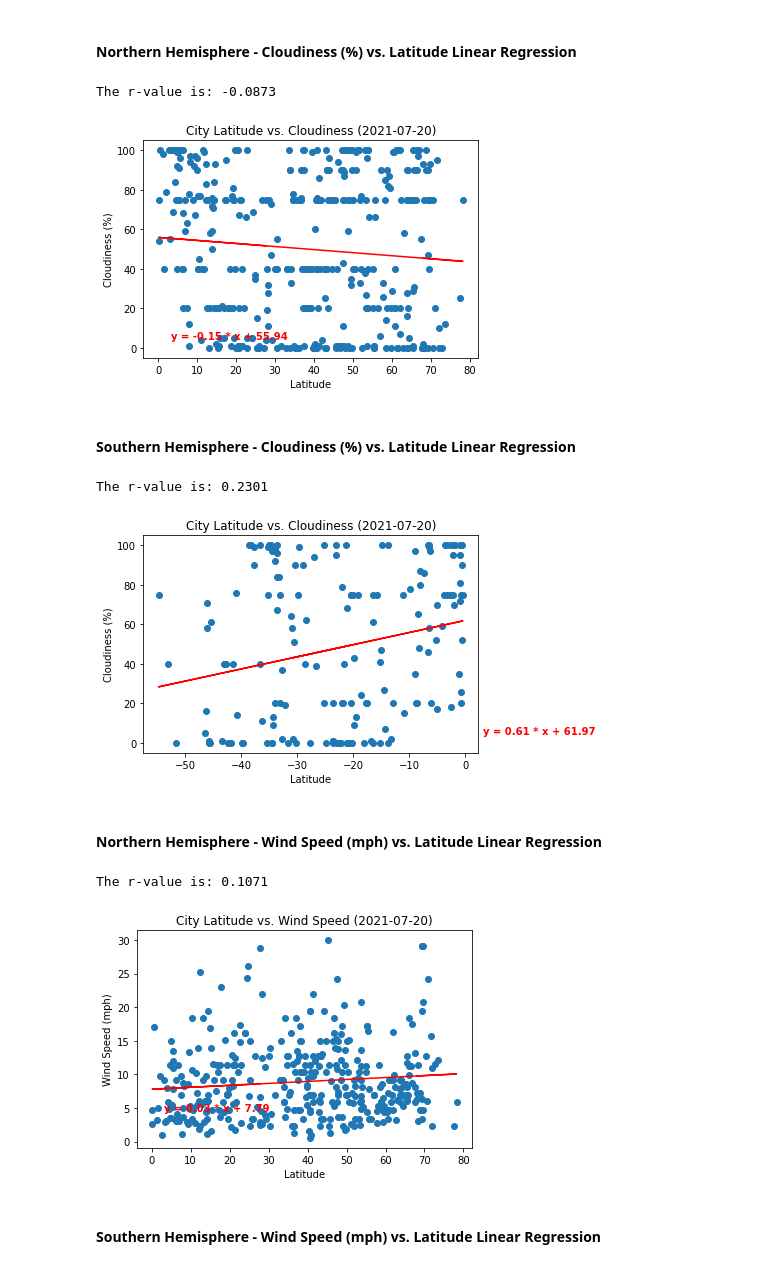
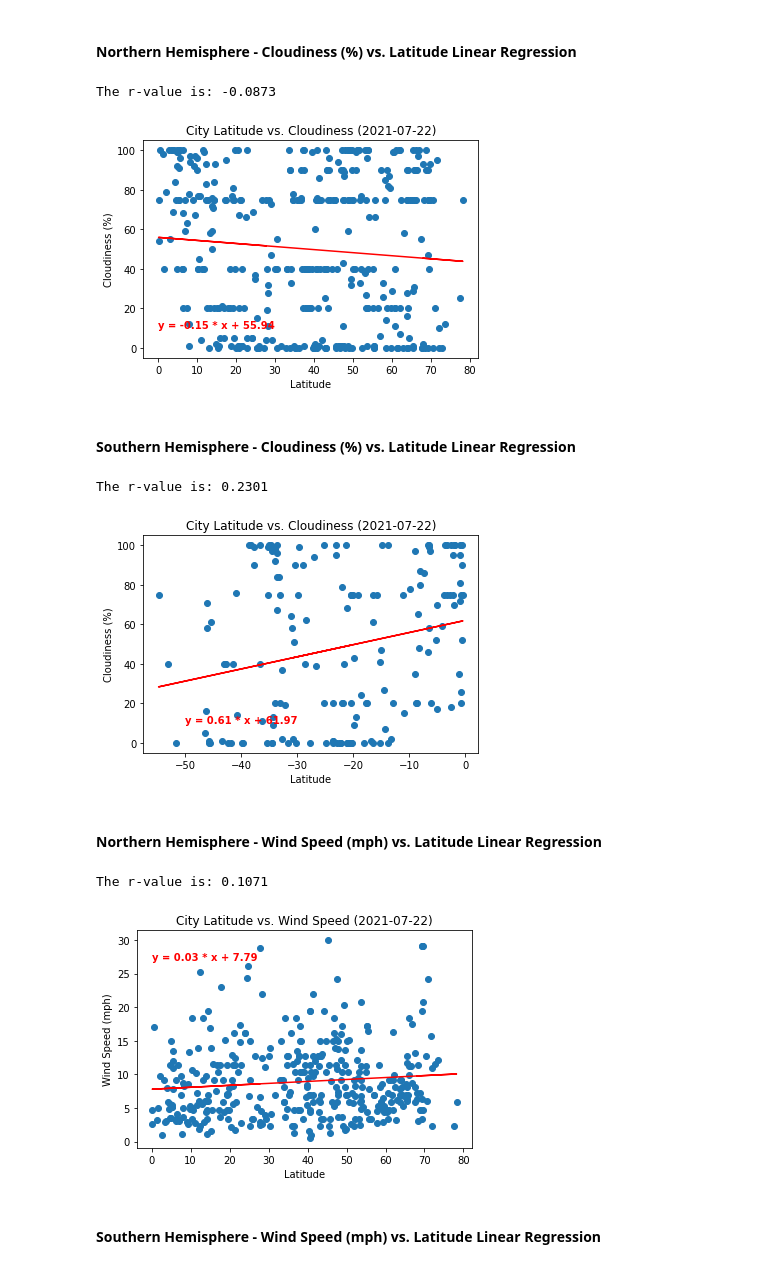
Before and after one commit to johnclos/python-api-challenge, a Jupyter notebook: WeatherPy/WeatherPy-mine.ipynb, the cells around one changed output. Cells and saved outputs as stored; diff of their text form; code cells hidden in the pictures.

```diff
--- a/WeatherPy/WeatherPy-mine.ipynb
+++ b/WeatherPy/WeatherPy-mine.ipynb
@@ -334,39 +342,39 @@ tv_vs_wt_fit = slope * clean_city_data_NH_df['Lat'] + intercept
 plt.plot(clean_city_data_NH_df['Lat'],tv_vs_wt_fit,'-', color='r');
 
 # add the regression
-plt.text(3+0.2, 4.5, f"y = {round(slope, 2)} * x + {round(intercept, 2)}", horizontalalignment='left', size='medium', color='r', weight='semibold')
+plt.text(0, 10, f"y = {round(slope, 2)} * x + {round(intercept, 2)}", horizontalalignment='left', size='medium', color='r', weight='semibold')
 
 plt.show()
 # %% [output]
 The r-value is: -0.0873
-[figure, old version]
+[figure, new version]
 # %% [markdown]
 ####  Southern Hemisphere - Cloudiness (%) vs. Latitude Linear Regression
 # %%
 # Plot the latitude versus humidity
 
 plt.title(f'City Latitude vs. Cloudiness ({today})')
 plt.xlabel('Latitude')
 plt.ylabel('Cloudiness (%)')
 plt.scatter(clean_city_data_SH_df['Lat'], clean_city_data_SH_df['Cloudiness'])
 
 # Get the regression data
 (slope, intercept, rvalue, pvalue, stderr) = linregress(clean_city_data_SH_df['Lat'], clean_city_data_SH_df['Cloudiness'])
 
 # Print the correlation coefficient
 print(f"The r-value is: {round(rvalue, 4)}")
 
 # Create the line for the regression data and plot them
 tv_vs_wt_fit = slope * clean_city_data_SH_df['Lat'] + intercept
 plt.plot(clean_city_data_SH_df['Lat'],tv_vs_wt_fit,'-', color='r');
 
 # add the regression
-plt.text(3+0.2, 4.5, f"y = {round(slope, 2)} * x + {round(intercept, 2)}", horizontalalignment='left', size='medium', color='r', weight='semibold')
+plt.text(-50, 10, f"y = {round(slope, 2)} * x + {round(intercept, 2)}", horizontalalignment='left', size='medium', color='r', weight='semibold')
 
 plt.show()
 # %% [output]
 The r-value is: 0.2301
-[figure, old version]
+[figure, new version]
 # %% [markdown]
 ####  Northern Hemisphere - Wind Speed (mph) vs. Latitude Linear Regression
 # %%
@@ -388,12 +396,12 @@ tv_vs_wt_fit = slope * clean_city_data_NH_df['Lat'] + intercept
 plt.plot(clean_city_data_NH_df['Lat'],tv_vs_wt_fit,'-', color='r');
 
 # add the regression
-plt.text(3+0.2, 4.5, f"y = {round(slope, 2)} * x + {round(intercept, 2)}", horizontalalignment='left', size='medium', color='r', weight='semibold')
+plt.text(0, 27, f"y = {round(slope, 2)} * x + {round(intercept, 2)}", horizontalalignment='left', size='medium', color='r', weight='semibold')
 
 plt.show()
 # %% [output]
 The r-value is: 0.1071
-[figure, old version]
+[figure, new version]
 # %% [markdown]
 ####  Southern Hemisphere - Wind Speed (mph) vs. Latitude Linear Regression
 # %%
```
Also changed, not shown: parts of 7 cells of this notebook, 5 other files.
